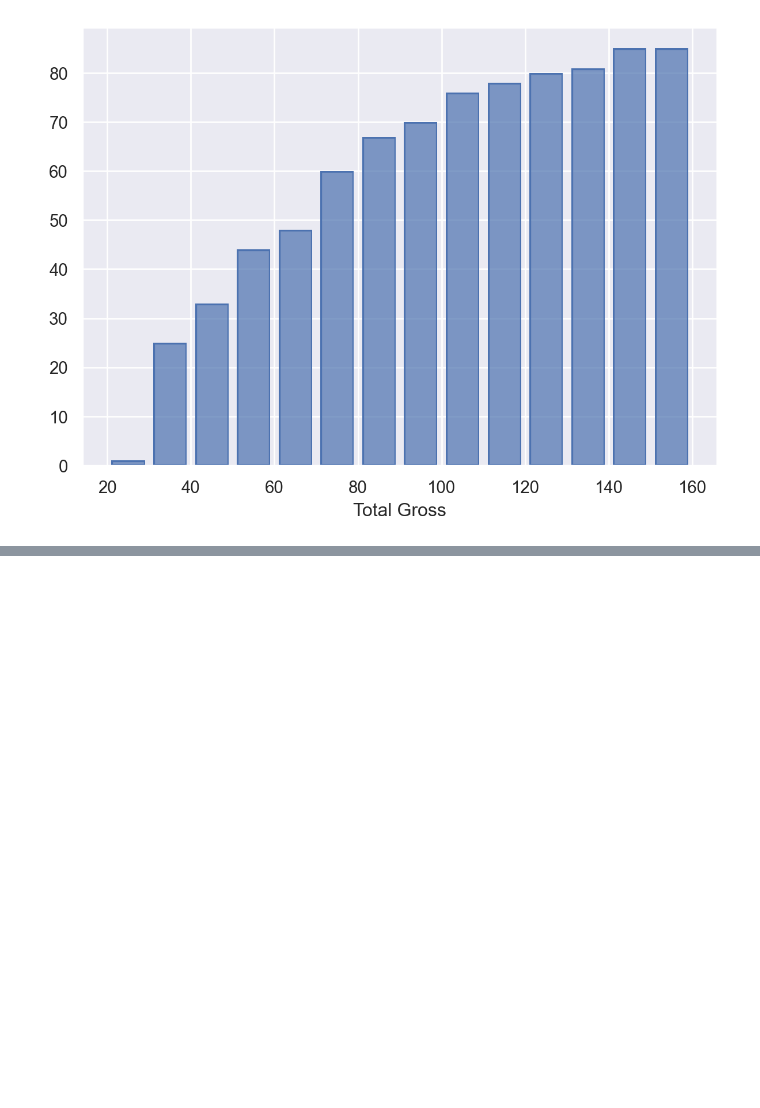
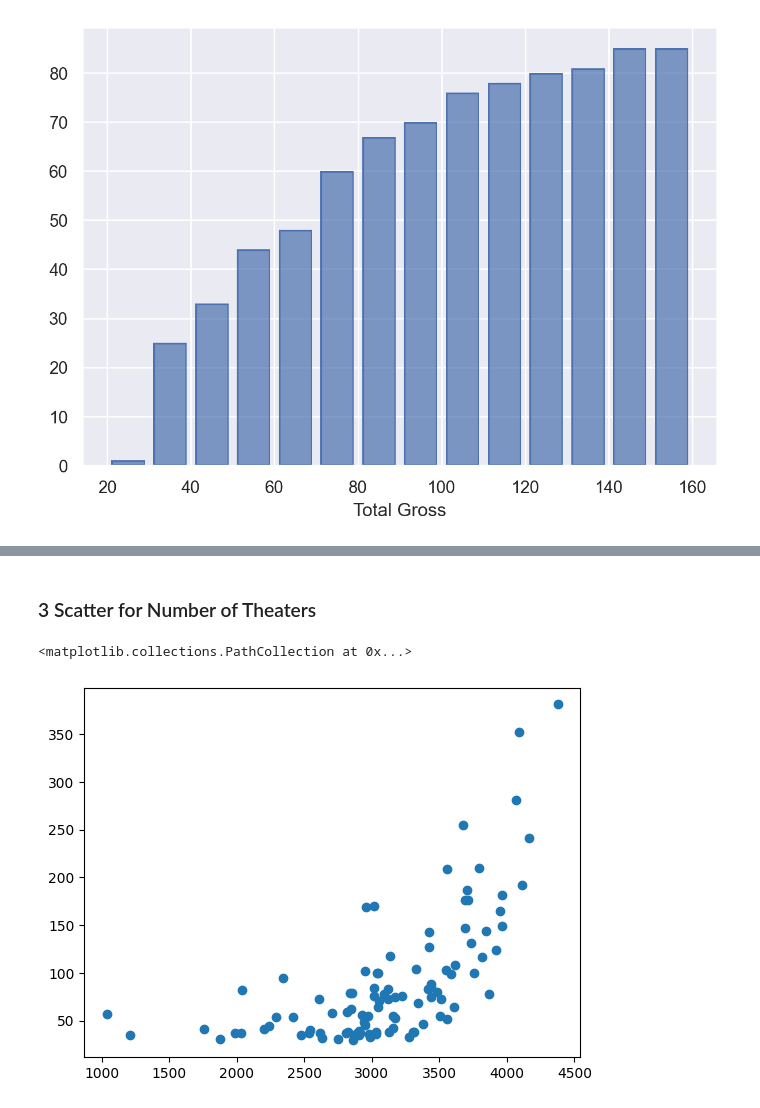
Before and after one commit to zenbaei/Data_Stats_Practice, a Jupyter notebook: Statistics_4_Business_Solutions.ipynb, the cells around one changed output, grey strips where cells are left out. Saved outputs shown, nothing was run; the diff lists cells and outputs as text; code cells hidden in the pictures; blank space fills up the shorter version.

```diff
--- a/Statistics_4_Business_Solutions.ipynb
+++ b/Statistics_4_Business_Solutions.ipynb
@@ -956,0 +1000,7 @@ so.Plot(movies, x = 'Total Gross').add(so.Bar(), so.Hist(bins = bins, cumulative
+# %% [markdown]
+### 3 Scatter for Number of Theaters
+# %%
+plt.scatter(x = movies['Number of Theaters'], y = movies['Total Gross'])
+# %% [output]
+<matplotlib.collections.PathCollection at 0x...>
+[figure, added]
```
Also changed, not shown: parts of 14 cells of this notebook, 14 other files.
